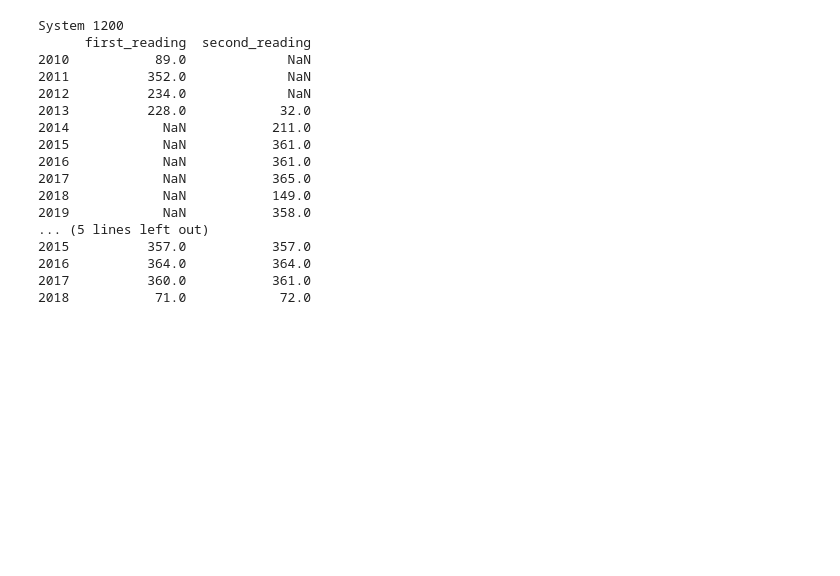
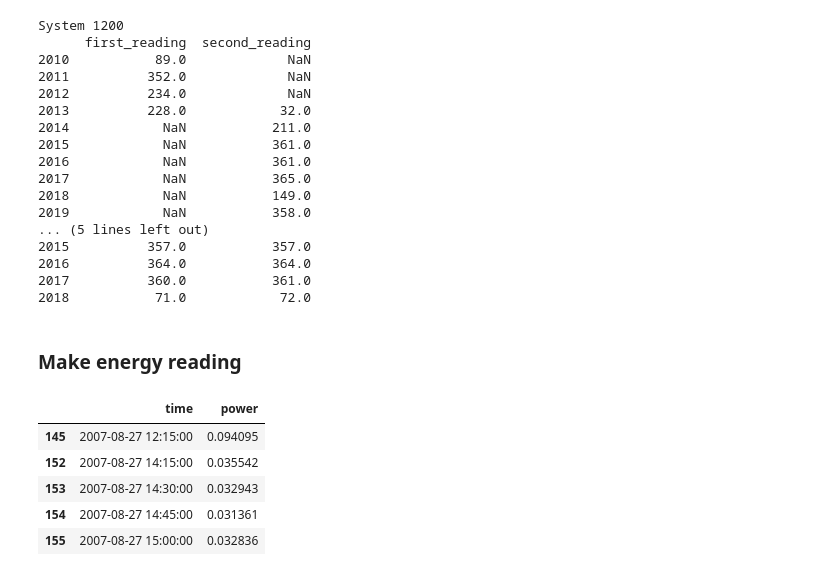
Before and after one commit to Erdos-Projects/predicting-day-ahead-solar-power-production, a Jupyter notebook: src/data/pwr/extract_ac_power_functions.ipynb, the cells around one changed output. Cells and saved outputs as stored; diff of their text form; code cells hidden in the pictures; blank space fills up the shorter version.

```diff
--- a/src/data/pwr/extract_ac_power_functions.ipynb
+++ b/src/data/pwr/extract_ac_power_functions.ipynb
@@ -1639,3 +1702,5 @@ System 1200
 2016          364.0           364.0
 2017          360.0           361.0
 2018           71.0            72.0
+# %% [markdown]
+### Make energy reading
@@ -1641,0 +1744,9 @@ System 1200
+# %%
+good_data_4.head()
+# %% [output]
+|  | time | power |
+| 145 | 2007-08-27 12:15:00 | 0.094095 |
+| 152 | 2007-08-27 14:15:00 | 0.035542 |
+| 153 | 2007-08-27 14:30:00 | 0.032943 |
+| 154 | 2007-08-27 14:45:00 | 0.031361 |
+| 155 | 2007-08-27 15:00:00 | 0.032836 |
```
Also changed, not shown: parts of 31 cells of this notebook, 8 other files.
